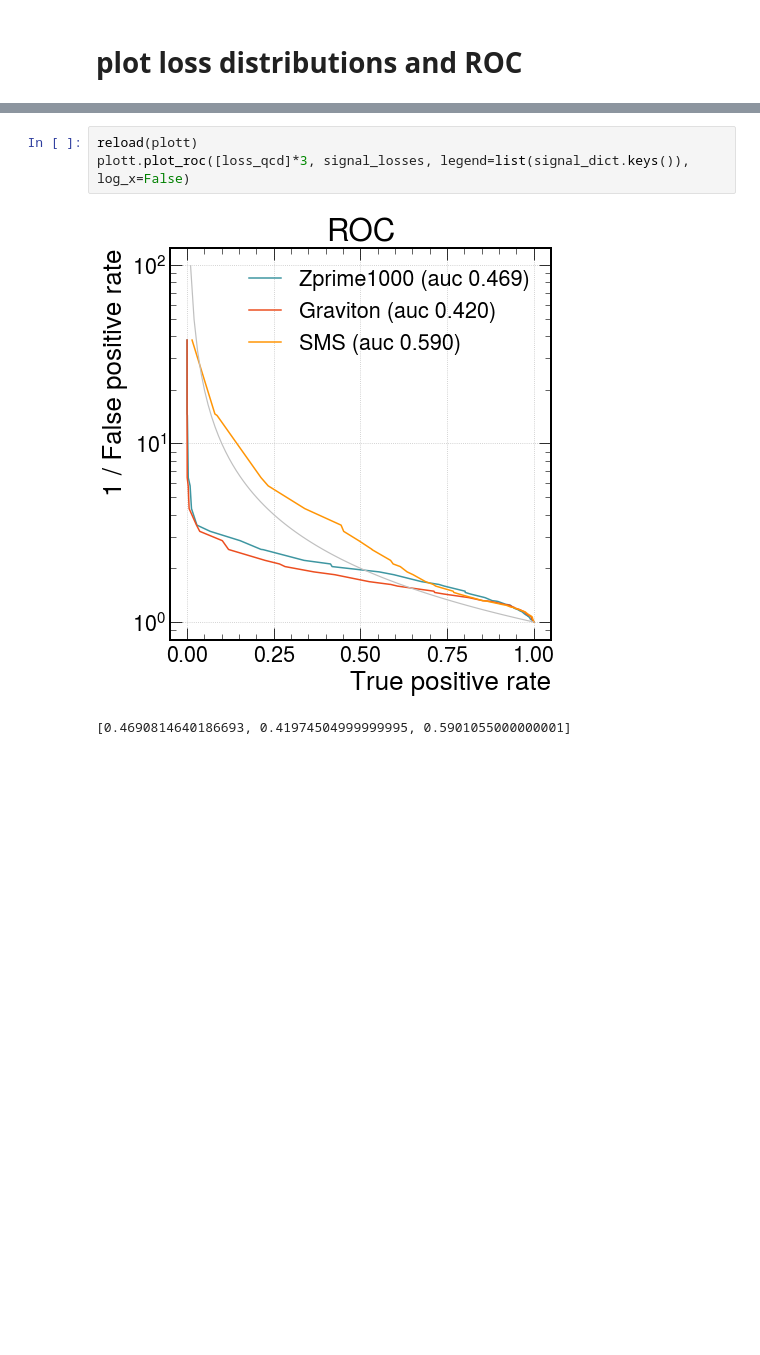
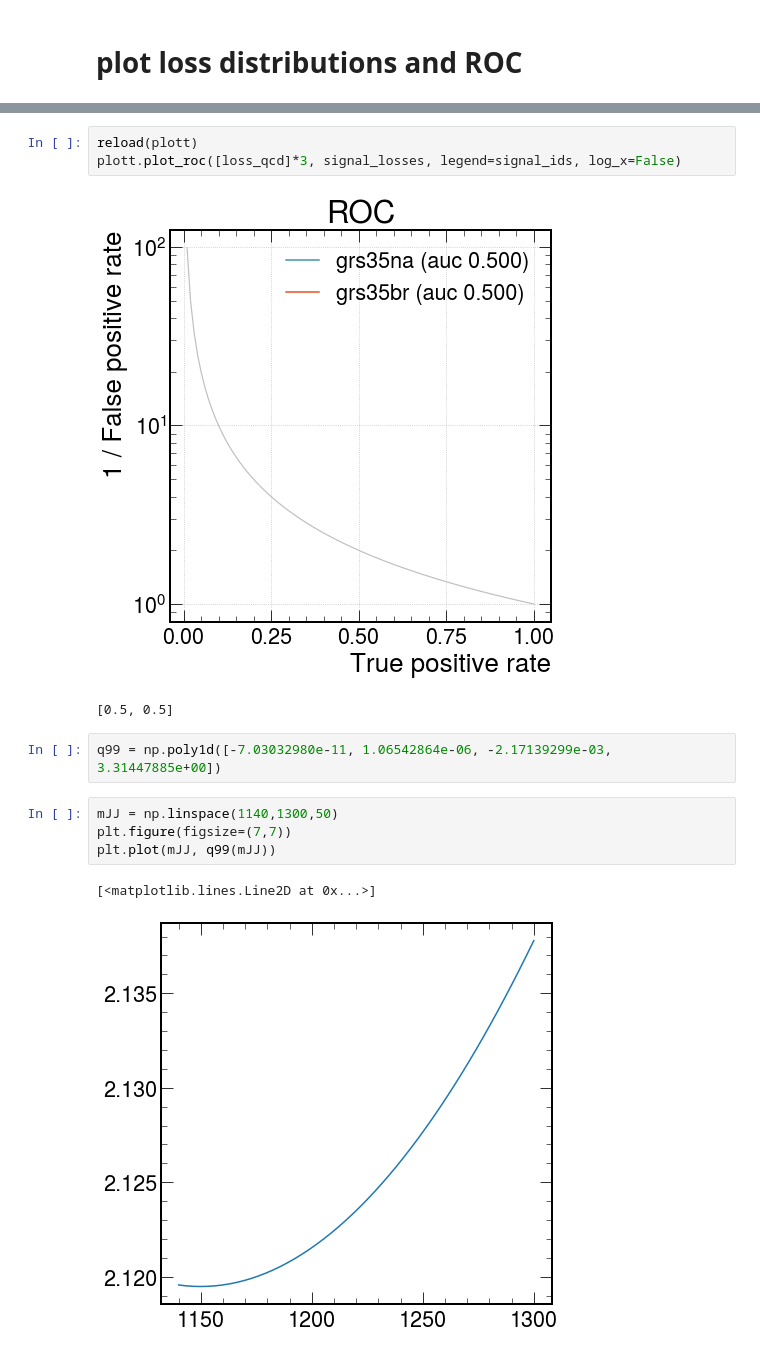
Before and after one commit to kingusiu/gravada, a Jupyter notebook: main_event_based_graph_ae.ipynb, the cells around one changed output, grey strips where cells are left out. Saved outputs shown, nothing was run; the diff lists cells and outputs as text; blank space fills up the shorter version.

```diff
--- a/main_event_based_graph_ae.ipynb
+++ b/main_event_based_graph_ae.ipynb
@@ -233,6 +245,15 @@ len(signal_losses)
 # %%
 reload(plott)
-plott.plot_roc([loss_qcd]*3, signal_losses, legend=list(signal_dict.keys()), log_x=False)
+plott.plot_roc([loss_qcd]*3, signal_losses, legend=signal_ids, log_x=False)
 # %% [output]
-[figure, old version]
+[figure, new version]
-[0.4690814640186693, 0.41974504999999995, 0.5901055000000001]
+[0.5, 0.5]
+# %%
+q99 = np.poly1d([-7.03032980e-11, 1.06542864e-06, -2.17139299e-03, 3.31447885e+00])
+# %%
+mJJ = np.linspace(1140,1300,50)
+plt.figure(figsize=(7,7))
+plt.plot(mJJ, q99(mJJ))
+# %% [output]
+[<matplotlib.lines.Line2D at 0x...>]
+[figure, added]
```
Also changed, not shown: parts of 28 cells of this notebook, 4 other files.
